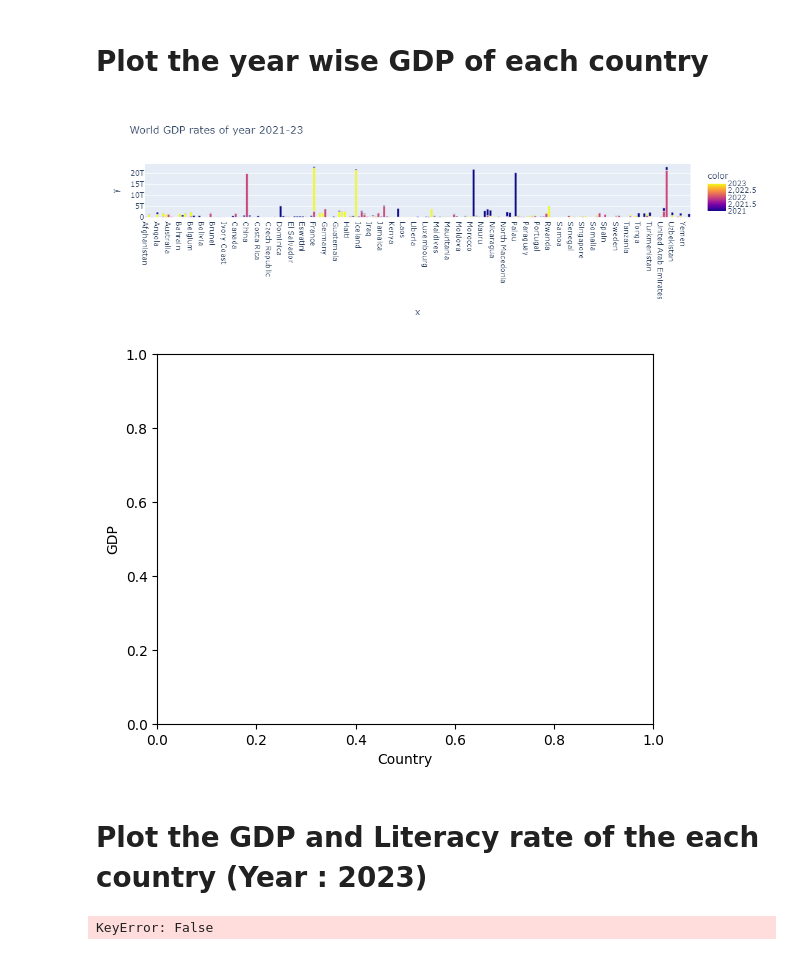
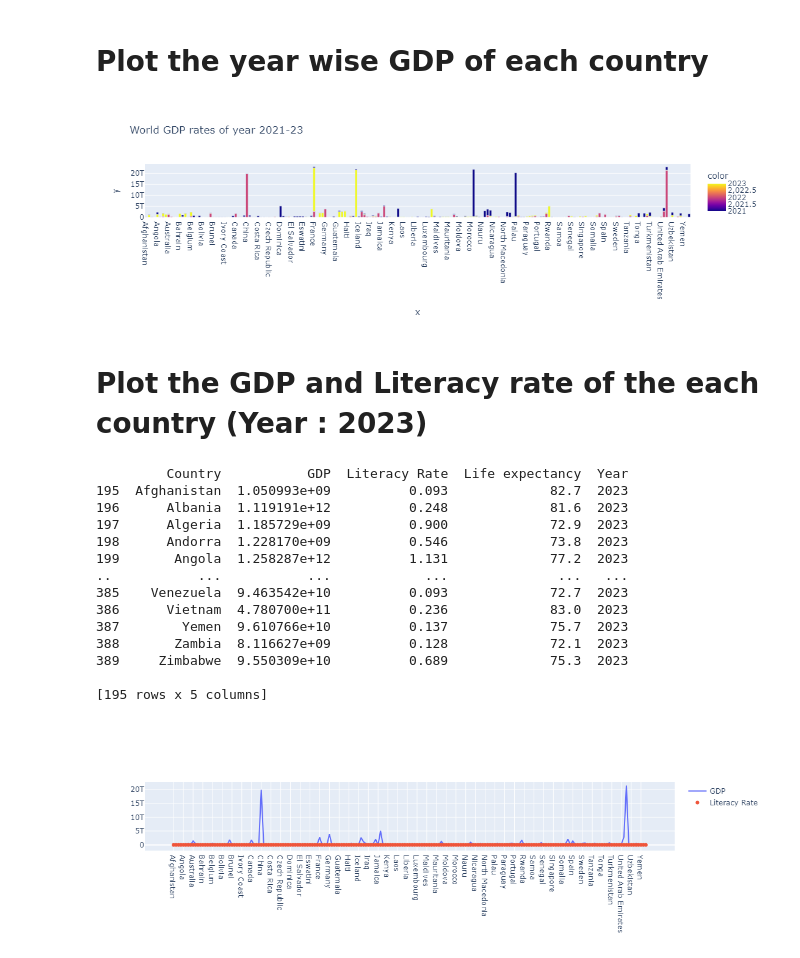
Before and after one commit to KrupaliAkbari6/Machine-Learning, a Jupyter notebook: jupyter_notebook/assignment-2.ipynb, the cells around one changed output. Cells and saved outputs as stored; diff of their text form; code cells hidden in the pictures.

```diff
--- a/jupyter_notebook/assignment-2.ipynb
+++ b/jupyter_notebook/assignment-2.ipynb
@@ -144,27 +183,43 @@ import matplotlib.pyplot as plt
 import plotly.express as px
 df=pd.read_excel("world_literacy_data_2021_2023.xlsx")
 df.fillna(mean_value,inplace=True)
-long_df = px.data.medals_long()
-fig = px.bar(long_df, x=df.Country, y=df['GDP'], color=df.Year, title="World GDP rates of year 2021-23")
-plt.xlabel("Country")
-plt.ylabel("GDP")
+# long_df = px.data.medals_long()
+fig = px.bar(x=df.Country, y=df['GDP'], color=df.Year, title="World GDP rates of year 2021-23")
 fig.show()
 # %% [output]
 [figure]
-[figure, removed]
 # %% [markdown]
 # Plot the GDP and Literacy rate of the each country (Year : 2023)
 # %%
 import pandas as pd
-import xlrd
 import matplotlib.pyplot as plt
-import plotly.express as px
+import plotly.graph_objects as go
+
 df=pd.read_excel("world_literacy_data_2021_2023.xlsx")
 df.fillna(mean_value,inplace=True)
-long_df = px.data.medals_long()
-fig = px.bar(long_df, x=df.Country, y=df['GDP'], color=df[Year==2023], title="World GDP rates of year 2021-23")
-plt.xlabel("Country")
-plt.ylabel("GDP")
+df_2023=df[df['Year']==2023]
+print(df_2023)
+fig = go.Figure()
+fig.add_trace(go.Scatter(x=df_2023['Country'], y=df['GDP'],
+                    mode='lines',
+                    name='GDP'))
+fig.add_trace(go.Scatter(x=df_2023['Country'], y=df['Literacy Rate'],
+                    mode='markers',
+                    name='Literacy Rate'))
 fig.show()
 # %% [output]
-KeyError: False
+         Country           GDP  Literacy Rate  Life expectancy  Year
+195  Afghanistan  1.050993e+09          0.093             82.7  2023
+196      Albania  1.119191e+12          0.248             81.6  2023
+197      Algeria  1.185729e+09          0.900             72.9  2023
+198      Andorra  1.228170e+09          0.546             73.8  2023
+199       Angola  1.258287e+12          1.131             77.2  2023
+..           ...           ...            ...              ...   ...
+385    Venezuela  9.463542e+10          0.093             72.7  2023
+386      Vietnam  4.780700e+11          0.236             83.0  2023
+387        Yemen  9.610766e+10          0.137             75.7  2023
+388       Zambia  8.116627e+09          0.128             72.1  2023
+389     Zimbabwe  9.550309e+10          0.689             75.3  2023
+
+[195 rows x 5 columns]
+[figure, added]
```
Also changed, not shown: parts of 10 cells of this notebook, 4 other files.
